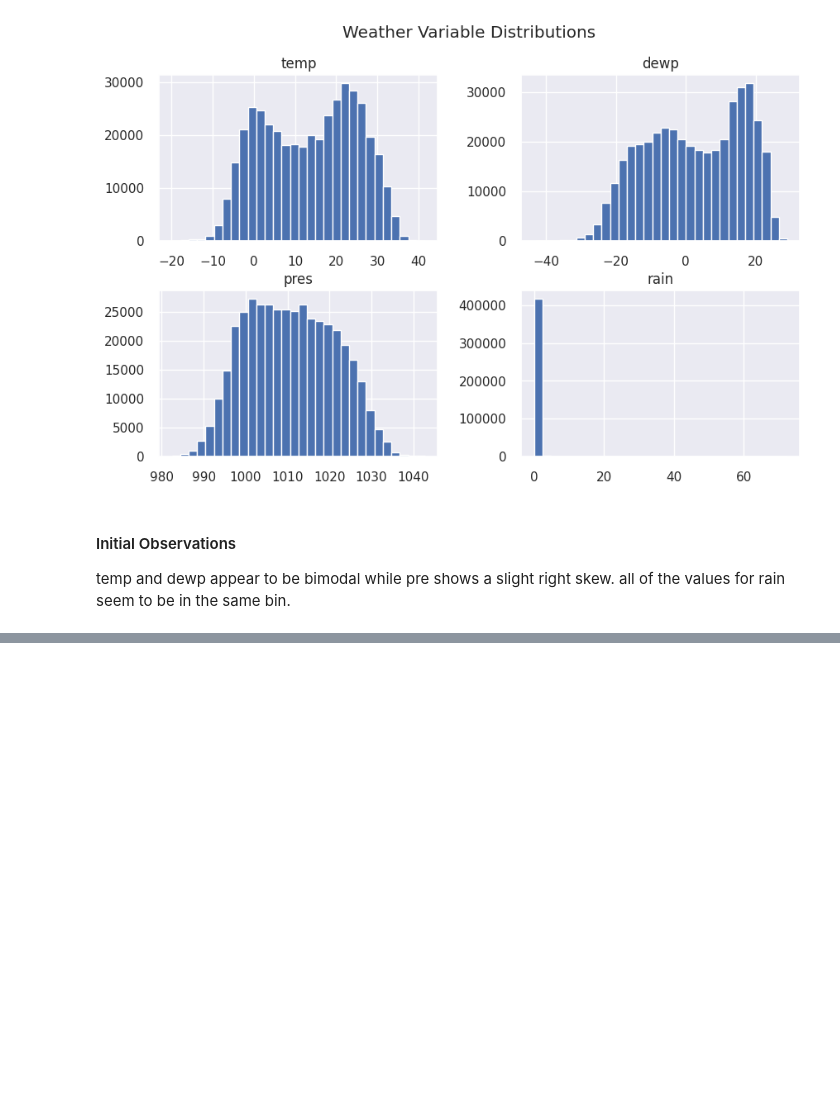
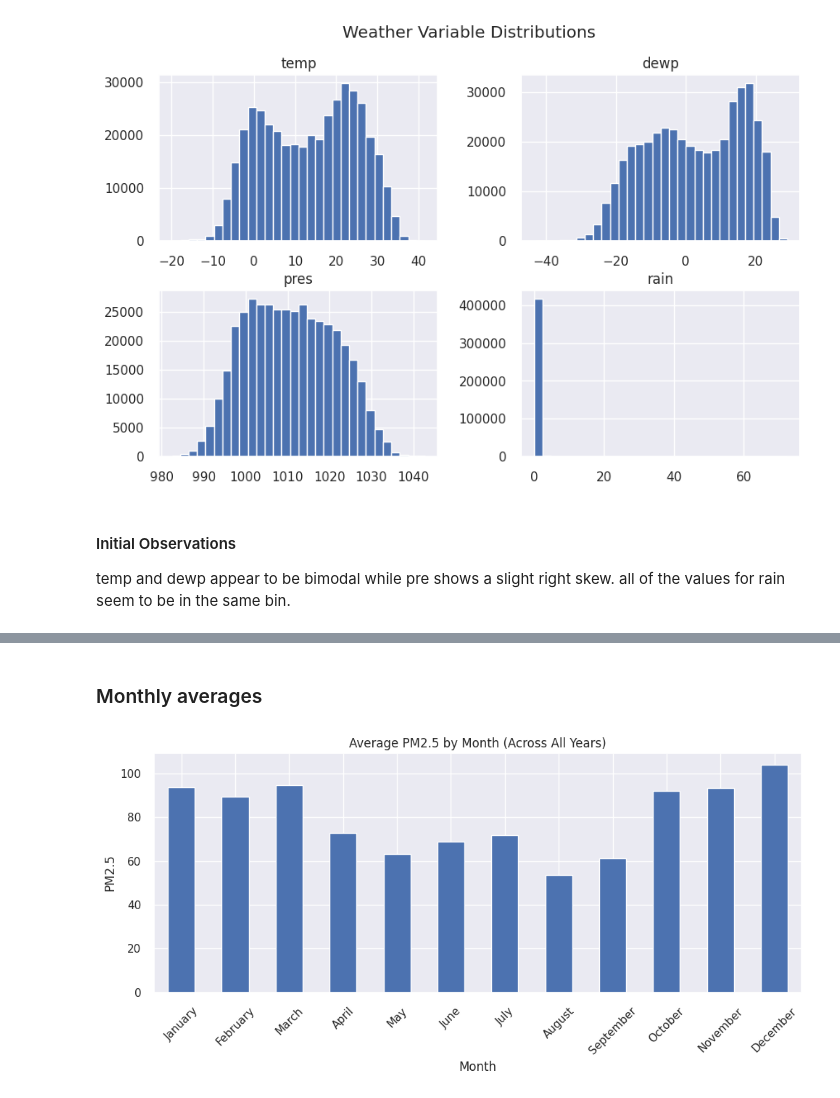
Before and after one commit to RSE1982/beijing-air-quality, a Jupyter notebook: notebooks/03_initial_eda.ipynb, the cells around one changed output, grey strips where cells are left out. Saved outputs shown, nothing was run; the diff lists cells and outputs as text; code cells hidden in the pictures; blank space fills up the shorter version.

```diff
--- a/notebooks/03_initial_eda.ipynb
+++ b/notebooks/03_initial_eda.ipynb
@@ -246,0 +283,17 @@ all of the values for rain seem to be in the same bin.
+# %% [markdown]
+### Monthly averages
+# %%
+monthly = df.groupby("month")["pm2.5"].mean() # Average PM2.5 by month across all years
+
+monthly.index = monthly.index.map(lambda x: pd.to_datetime(str(x), format="%m").strftime("%B")) # Map month numbers to month names
+
+plt.figure(figsize=(10,5)) # Plot average PM2.5 by month
+monthly.plot(kind="bar") # Bar plot for monthly averages
+plt.title("Average PM2.5 by Month (Across All Years)") # set title
+plt.xlabel("Month") # set x-axis label
+plt.ylabel("PM2.5") # set y-axis label
+plt.xticks(rotation=45) # Rotate x-axis labels for better readability
+plt.tight_layout()  # Adjust layout
+plt.show() # Show plot
+# %% [output]
+[figure, added]
```
Also changed, not shown: parts of 16 cells of this notebook.
